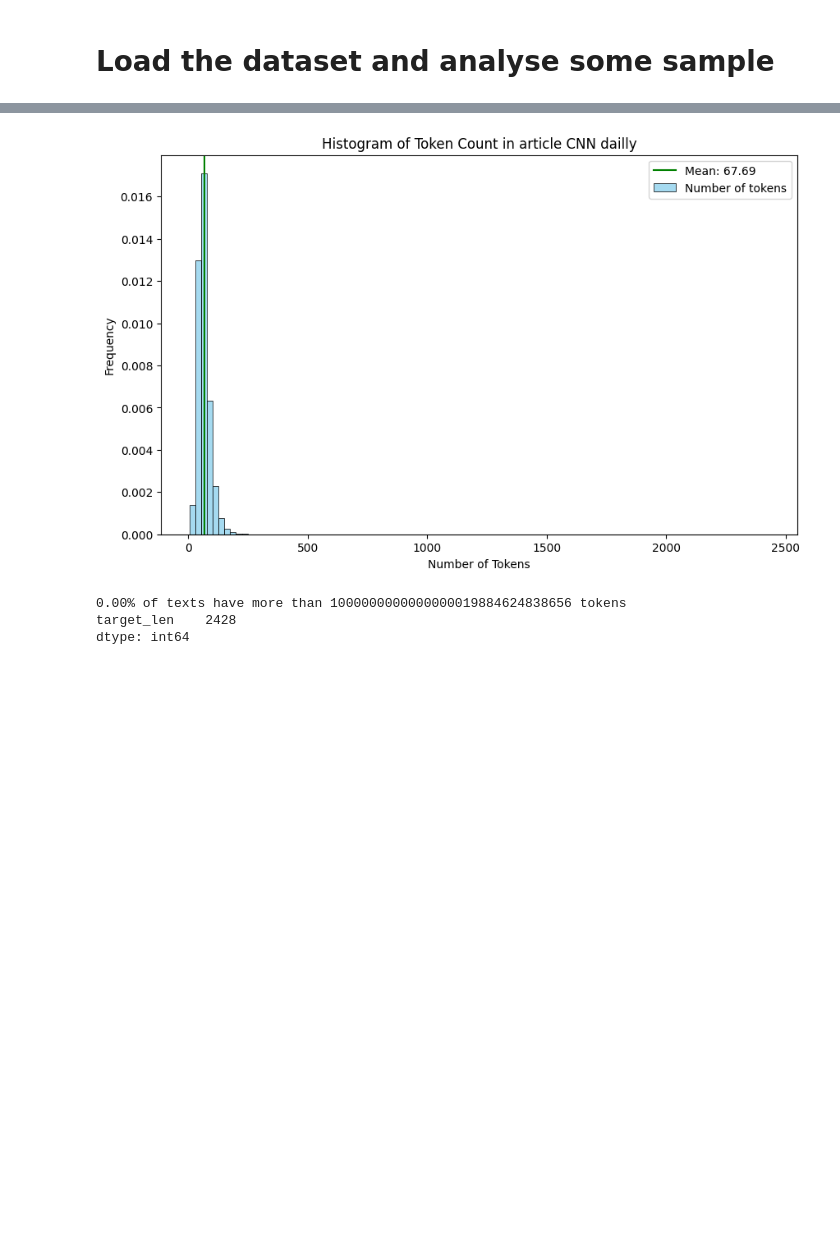
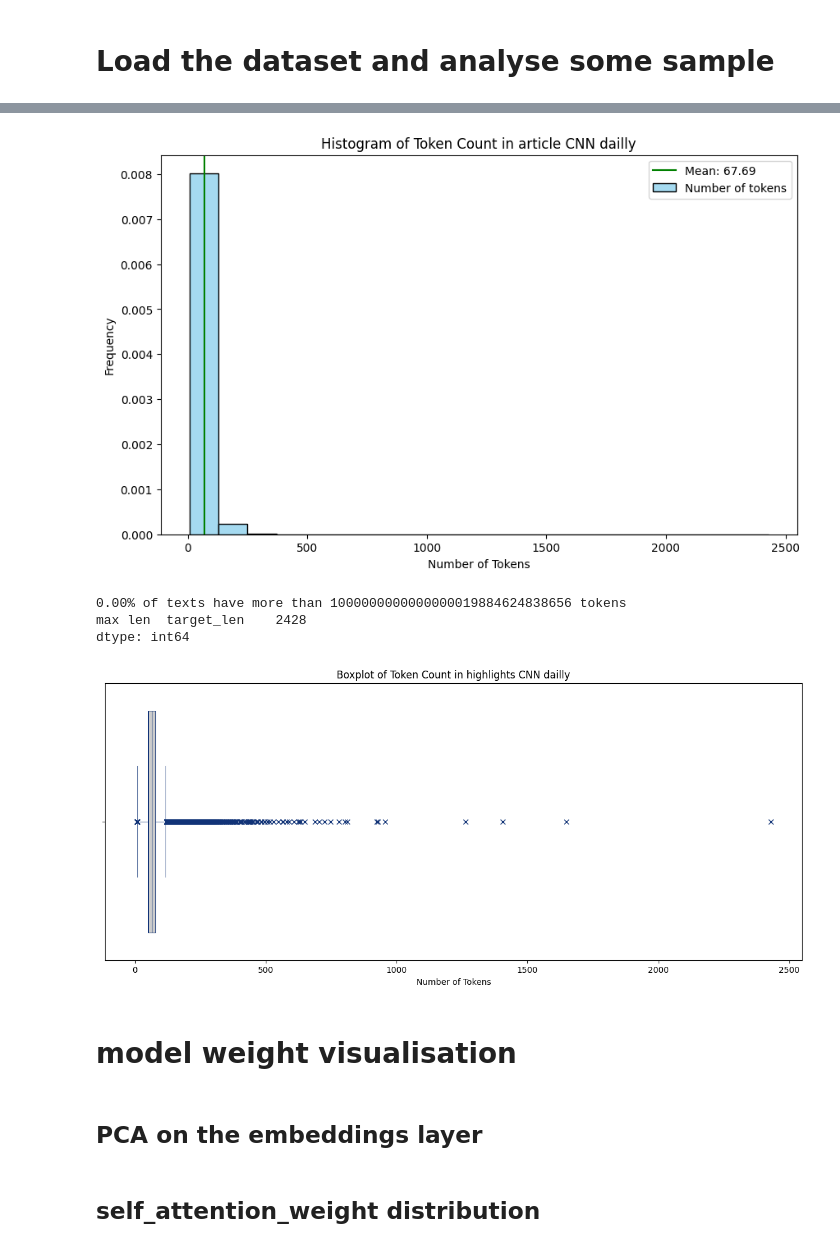
Before and after one commit to Ivanbtz9/length-control-for-summarization, a Jupyter notebook: src/BART/BART-LARGE-CNN/notebook_evaluate.ipynb, the cells around one changed output, grey strips where cells are left out. Drawn from its saved outputs; the diff is of its cells as text; code cells hidden in the pictures; blank space fills up the shorter version.

```diff
--- a/src/BART/BART-LARGE-CNN/notebook_evaluate.ipynb
+++ b/src/BART/BART-LARGE-CNN/notebook_evaluate.ipynb
@@ -71,7 +74,9 @@ BartTokenizer(name_or_path='facebook/bart-large-cnn', vocab_size=50265, model_ma
 # Load the dataset and analyse some sample
 # %%
 # Load dataset (e.g., CNN/DailyMail)
-dataset = load_dataset("cnn_dailymail", "3.0.0", split='train')
+#dataset = load_dataset("cnn_dailymail", "3.0.0", split='train')
+# Load the saved dataset
+dataset = load_from_disk('data/cnn_dailymail')
 # %%
 from IPython.display import display, HTML
 
@@ -126,6 +131,9 @@ def len_distrib(batch):
 
     len_articles = []
     len_highlights = []
+
+    # Prefix the "summarize: " instruction to each article (can be adjusted depending on your task)
+    batch["article"] = ["summarize: " + article for article in batch["article"]]
 
     for article, highlight in zip(batch["article"], batch["highlights"]):
         len_articles.append(len(tokenizer(article, truncation=False)["input_ids"]))
@@ -146,10 +154,9 @@ def len_distrib(batch):
 
 
 
-batch = dataset.select(np.random.choice(dataset.__len__(),4))
-len_distrib(batch)
-
-dataset = dataset.map(len_distrib,num_proc=NUM_PROCS,batched=True,batch_size=32)
+# dataset = dataset.map(len_distrib,num_proc=NUM_PROCS,batched=True,batch_size=32)# Save the Hugging Face dataset
+# dataset.save_to_disk('data/cnn_dailymail')
+# print("Dataset saved successfully.")
 # %%
 
 # Load input lengths into a DataFrame
@@ -187,34 +209,53 @@ dtype: int64
 # %%
 
 # Load input lengths into a DataFrame
 target_inputs = pd.DataFrame({"target_len": dataset["target_len"]})
 
 # Create the Seaborn histogram
 plt.figure(figsize=(10, 6))
-sns.histplot(data=target_inputs, x="target_len", bins=100, kde=False, color='skyblue', label='Number of tokens',stat="density")
+sns.histplot(data=target_inputs, x="target_len", bins=20, kde=False, color='skyblue', label='Number of tokens',stat="density")
 
 # Calculate mean length
 mean_length = target_inputs["target_len"].mean()
 
 # Add vertical lines for max token and mean token length
 #plt.axvline(x=tokenizer.model_max_length, color='r', linestyle='--', label=f'Max token: {tokenizer.model_max_length}')
 plt.axvline(x=mean_length, color='g', linestyle='-', label=f'Mean: {mean_length:.2f}')
 
 # Add title, labels, and legend
 plt.title('Histogram of Token Count in article CNN dailly')
 plt.xlabel('Number of Tokens')
 plt.ylabel('Frequency')
 plt.legend()
 
 # Display the plot
 plt.show()
 
-# Calculate and display the percentage of texts with more than 512 tokens
+# Calculate and display the percentage of texts with more than max_tokens
 percentage_over = (target_inputs[target_inputs["target_len"] > tokenizer.model_max_length].count() / target_inputs.count()) * 100
 print(f"{percentage_over['target_len']:.2f}% of texts have more than {tokenizer.model_max_length} tokens")
-print(target_inputs.max())
+print("max len ", target_inputs.max())
+
+# Create the Seaborn histogram
+plt.figure(figsize=(15, 6))
+sns.boxplot(data=target_inputs, x="target_len", showcaps=True,
+    flierprops={"marker": "x"},
+     color=".8", linecolor="#137", linewidth=.75)
+
+
+# Add title, labels, and legend
+plt.title('Boxplot of Token Count in highlights CNN dailly')
+plt.xlabel('Number of Tokens')
+
+# Display the plot
+plt.show()
 # %% [output]
-[figure, old version]
+[figure, new version]
 0.00% of texts have more than 1000000000000000019884624838656 tokens
-target_len    2428
+max len  target_len    2428
 dtype: int64
+[figure, added]
+# %% [markdown]
+# model weight visualisation
+# %% [markdown]
+## PCA on the embeddings layer
@@ -220,0 +295,2 @@ dtype: int64
+# %% [markdown]
+## self_attention_weight distribution
```
Also changed, not shown: parts of 15 cells of this notebook, 1 other file.
